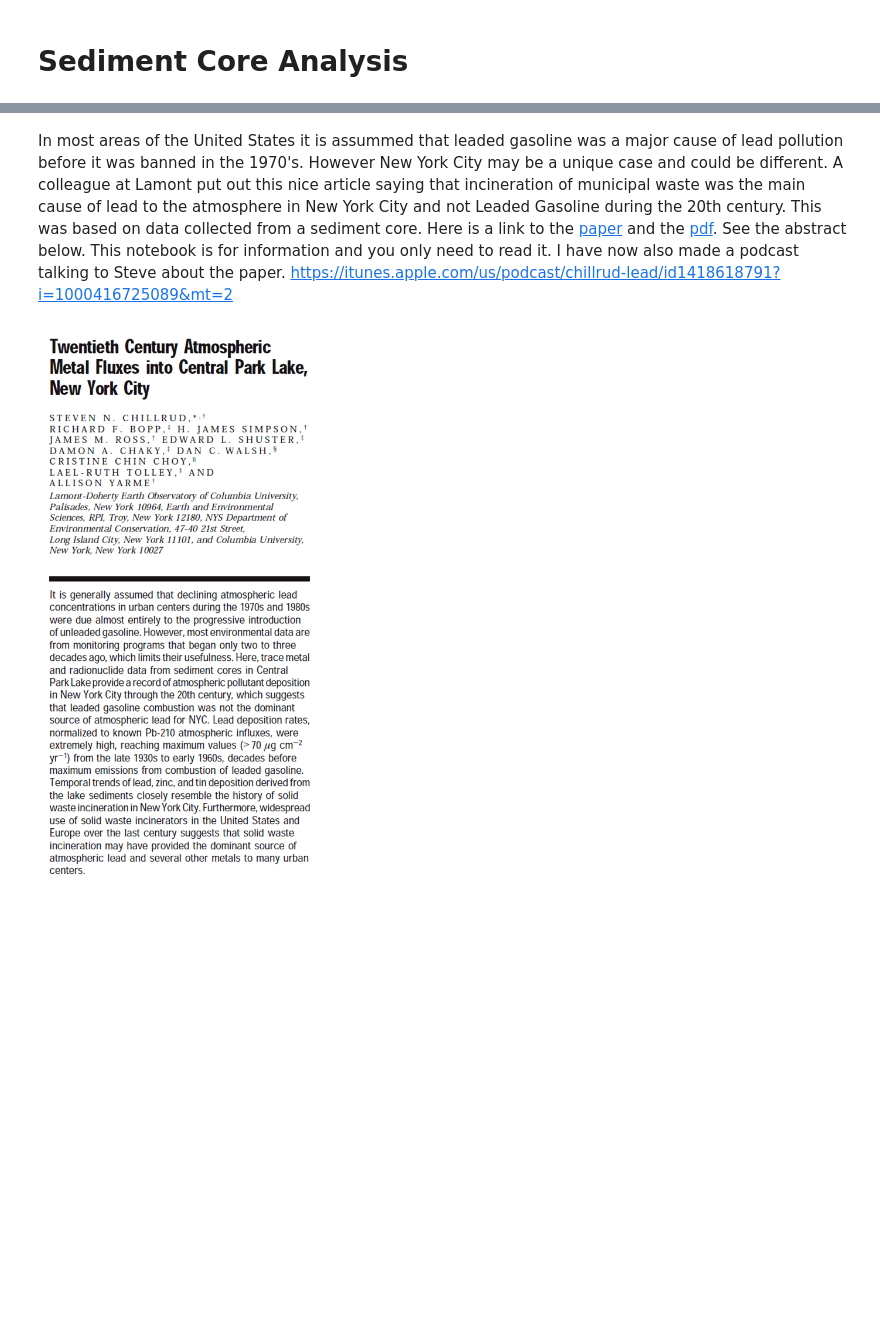
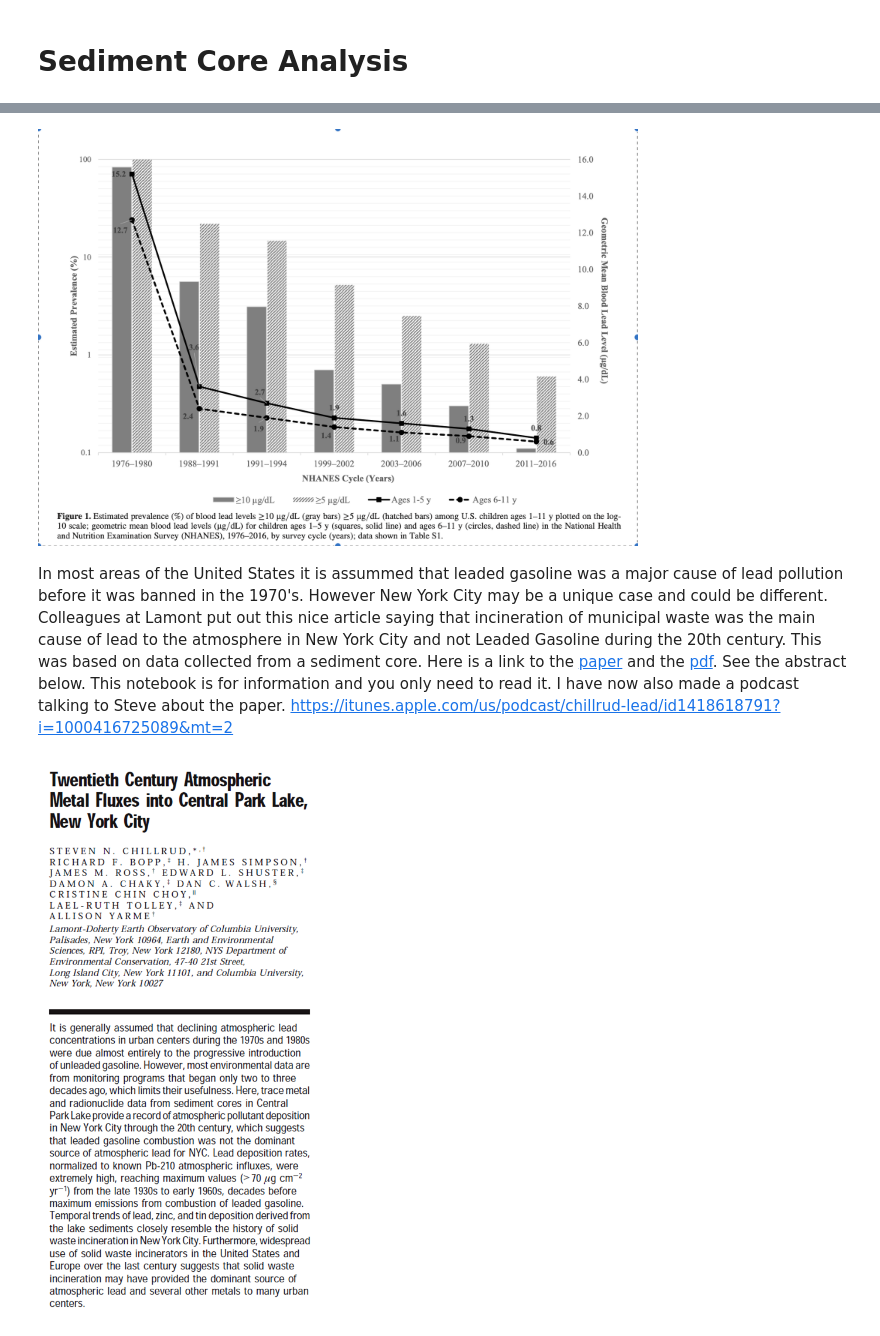
Before and after one commit to bmaillou/BigDataPython, a Jupyter notebook: core-data/plotcoredata-Brooklyn.ipynb, the cells around one changed output, grey strips where cells are left out. Drawn from its saved outputs; the diff is of its cells as text; code cells hidden in the pictures; blank space fills up the shorter version.

```diff
--- a/core-data/plotcoredata-Brooklyn.ipynb
+++ b/core-data/plotcoredata-Brooklyn.ipynb
@@ -12,5 +48,10 @@ from IPython.display import HTML
+# %%
+Image(filename='egan-fig-1.png',width=600)
+# %% [output]
+[figure, added]
 # %% [markdown]
-In most areas of the United States it is assummed that leaded gasoline was a major cause of lead pollution before it was banned in the 1970's.  However New York City may be a unique case and could be different.  A colleague at Lamont put out this nice article saying that incineration of municipal waste was the main cause of lead to the atmosphere in New York City and not Leaded Gasoline during the 20th century.  This was based on data collected from a sediment core.  Here is a link to the [paper](http://pubs.acs.org/doi/abs/10.1021/es9807892) and the [pdf](http://pubs.acs.org/doi/pdf/10.1021/es9807892).  See the abstract below.   This notebook is for information and you only need to read it.  I have now also made a podcast talking to Steve about the paper.  https://itunes.apple.com/us/podcast/chillrud-lead/id1418618791?i=1000416725089&mt=2
+
+In most areas of the United States it is assummed that leaded gasoline was a major cause of lead pollution before it was banned in the 1970's.  However New York City may be a unique case and could be different.  Colleagues at Lamont put out this nice article saying that incineration of municipal waste was the main cause of lead to the atmosphere in New York City and not Leaded Gasoline during the 20th century.  This was based on data collected from a sediment core.  Here is a link to the [paper](http://pubs.acs.org/doi/abs/10.1021/es9807892) and the [pdf](http://pubs.acs.org/doi/pdf/10.1021/es9807892).  See the abstract below.   This notebook is for information and you only need to read it.  I have now also made a podcast talking to Steve about the paper.  https://itunes.apple.com/us/podcast/chillrud-lead/id1418618791?i=1000416725089&mt=2
 # %%
 Image(filename='Chillrud-Abstract.png',width=300)
 # %% [output]
```
Also changed, not shown: parts of 4 cells of this notebook, 3 other files.
